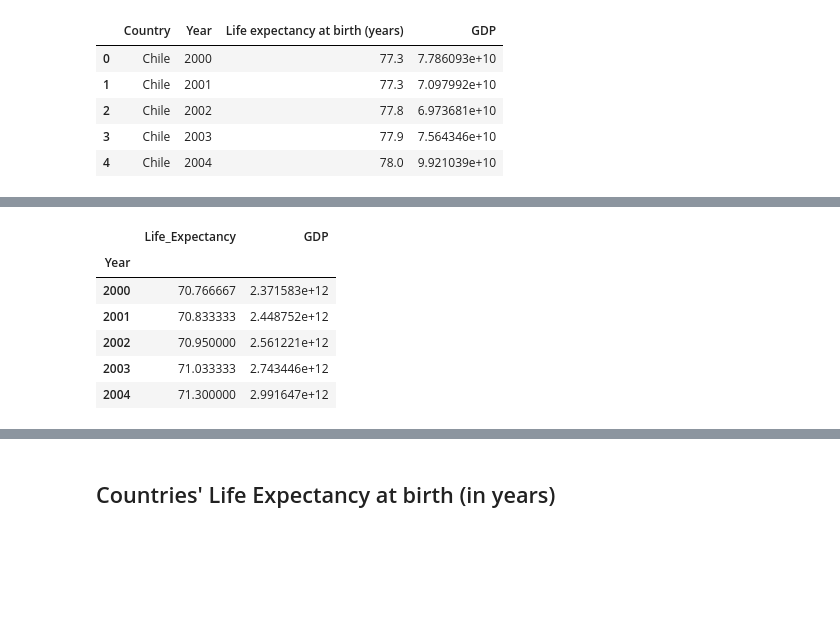
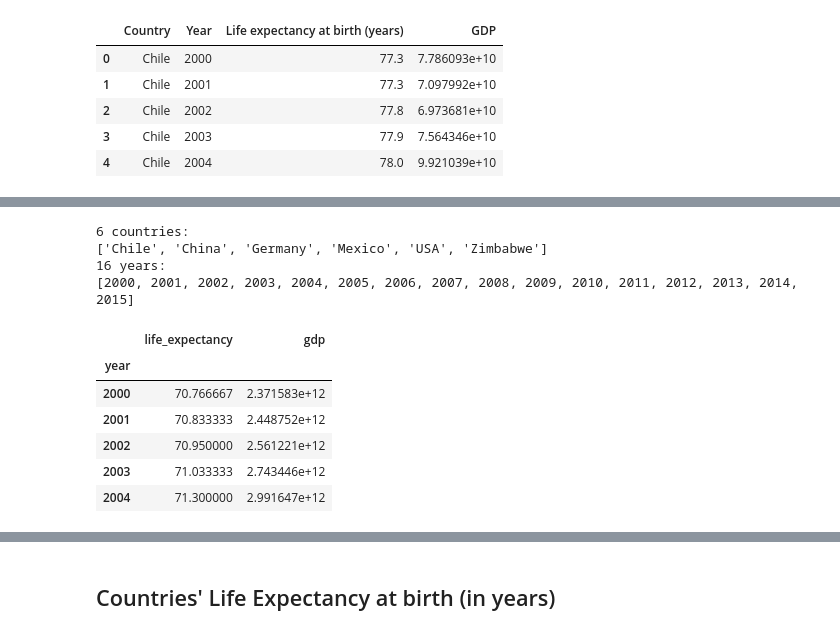
Before and after one commit to gabrielafichtner/gdp_life_expectancy, a Jupyter notebook: code/life_expectancy_gdp.ipynb, the cells around one changed output, grey strips where cells are left out. Saved outputs shown, nothing was run; the diff lists cells and outputs as text; code cells hidden in the pictures; blank space fills up the shorter version.

```diff
--- a/code/life_expectancy_gdp.ipynb
+++ b/code/life_expectancy_gdp.ipynb
@@ -19,6 +25,7 @@ data.head()
 | 3 | Chile | 2003 | 77.9 | 7.564346e+10 |
 | 4 | Chile | 2004 | 78.0 | 9.921039e+10 |
 # %%
-data = data.rename(columns={'Life expectancy at birth (years)':'Life_Expectancy'})
+data = data.rename(columns={'Life expectancy at birth (years)':'life_expectancy', 'Country':'country', 'GDP':'gdp',\
+                           'Year':'year'})
 data.head()
 # %% [output]
@@ -38,9 +43,23 @@ print(countries)
+# %%
+data['country'] = data['country'].replace({'United States of America':'USA'})
+countries = list(data['country'].unique())
+print(f'{len(countries)} countries:')
+print(countries)
+
+years = list(data['year'].unique())
+print(f'{len(years)} years:')
+print(years)
+# %% [output]
+6 countries:
+['Chile', 'China', 'Germany', 'Mexico', 'USA', 'Zimbabwe']
+16 years:
+[2000, 2001, 2002, 2003, 2004, 2005, 2006, 2007, 2008, 2009, 2010, 2011, 2012, 2013, 2014, 2015]
 # %%
-year_df = pd.DataFrame(data.groupby('Year').mean(numeric_only=True))
+year_df = pd.DataFrame(data.groupby('year').mean(numeric_only=True))
 year_df.head()
 # %% [output]
-|  | Life_Expectancy | GDP |
-| Year |  |  |
+|  | life_expectancy | gdp |
+| year |  |  |
 | 2000 | 70.766667 | 2.371583e+12 |
 | 2001 | 70.833333 | 2.448752e+12 |
 | 2002 | 70.950000 | 2.561221e+12 |
```
Also changed, not shown: parts of 22 cells of this notebook.
